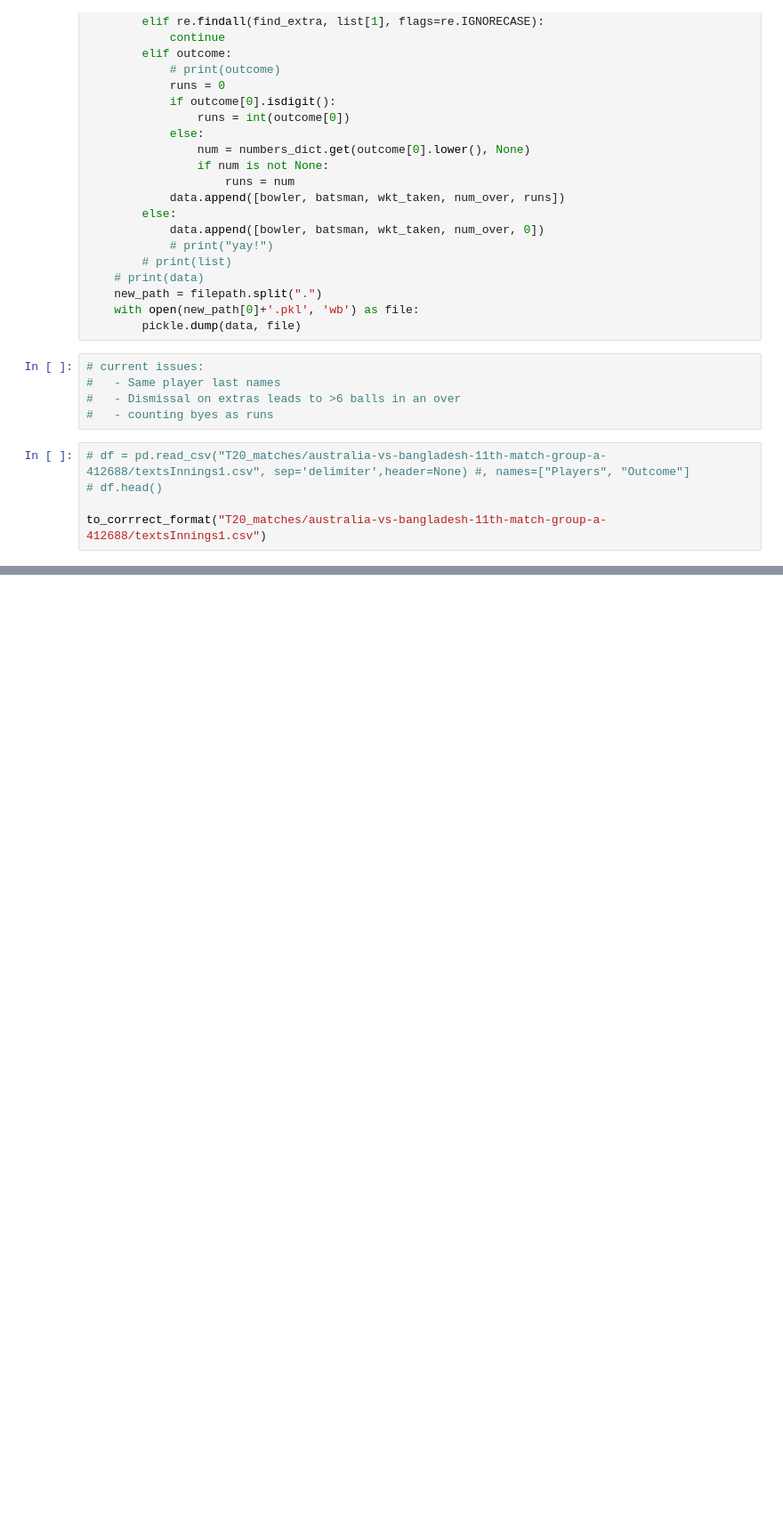
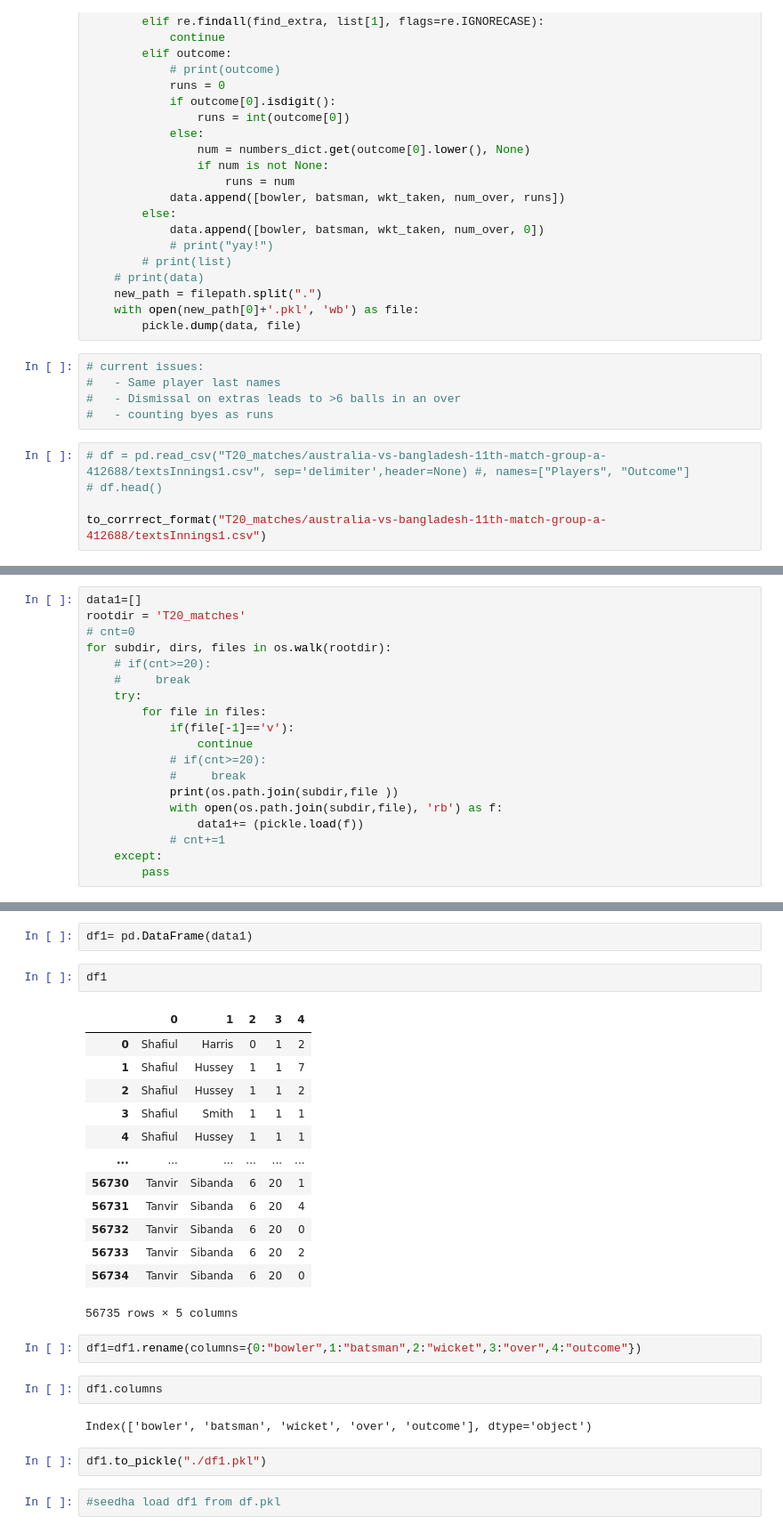
Before and after one commit to aadya-agrawal/btp, a Jupyter notebook: trial.ipynb, the cells around one changed output, grey strips where cells are left out. Shown: that part at 89% size. Saved outputs shown, nothing was run; the diff lists cells and outputs as text; blank space fills up the shorter version.

```diff
--- a/trial.ipynb
+++ b/trial.ipynb
@@ -71,0 +99,19 @@ for subdir, dirs, files in os.walk(rootdir):
+# %%
+data1=[]
+rootdir = 'T20_matches'
+# cnt=0
+for subdir, dirs, files in os.walk(rootdir):
+    # if(cnt>=20):
+    #     break
+    try:
+        for file in files:
+            if(file[-1]=='v'):
+                continue
+            # if(cnt>=20):
+            #     break
+            print(os.path.join(subdir,file ))
+            with open(os.path.join(subdir,file), 'rb') as f:
+                data1+= (pickle.load(f))
+            # cnt+=1
+    except:
+        pass
@@ -71,0 +156,28 @@ for subdir, dirs, files in os.walk(rootdir):
+# %%
+df1= pd.DataFrame(data1)
+# %%
+df1
+# %% [output]
+|  | 0 | 1 | 2 | 3 | 4 |
+| 0 | Shafiul | Harris | 0 | 1 | 2 |
+| 1 | Shafiul | Hussey | 1 | 1 | 7 |
+| 2 | Shafiul | Hussey | 1 | 1 | 2 |
+| 3 | Shafiul | Smith | 1 | 1 | 1 |
+| 4 | Shafiul | Hussey | 1 | 1 | 1 |
+| ... | ... | ... | ... | ... | ... |
+| 56730 | Tanvir | Sibanda | 6 | 20 | 1 |
+| 56731 | Tanvir | Sibanda | 6 | 20 | 4 |
+| 56732 | Tanvir | Sibanda | 6 | 20 | 0 |
+| 56733 | Tanvir | Sibanda | 6 | 20 | 2 |
+| 56734 | Tanvir | Sibanda | 6 | 20 | 0 |
+56735 rows × 5 columns
+# %%
+df1=df1.rename(columns={0:"bowler",1:"batsman",2:"wicket",3:"over",4:"outcome"})
+# %%
+df1.columns
+# %% [output]
+Index(['bowler', 'batsman', 'wicket', 'over', 'outcome'], dtype='object')
+# %%
+df1.to_pickle("./df1.pkl")
+# %%
+#seedha load df1 from df.pkl
```
Also changed, not shown: parts of 10 cells of this notebook, 1 other file.
